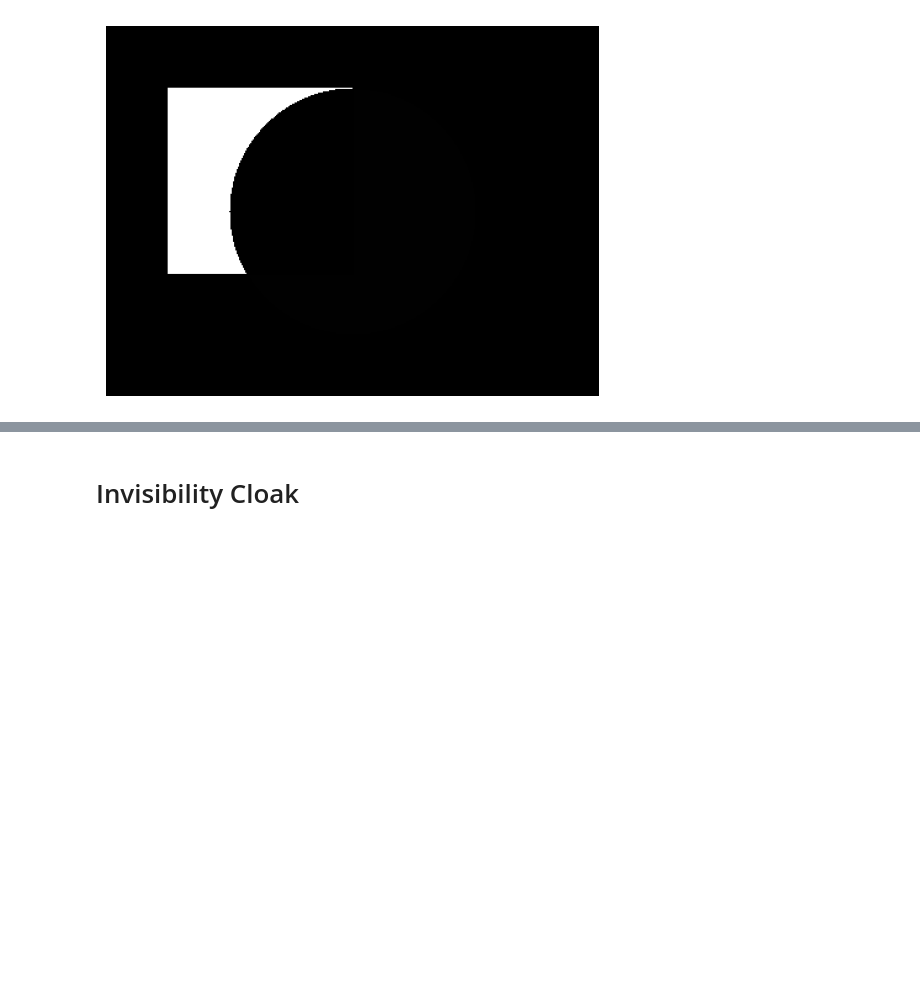
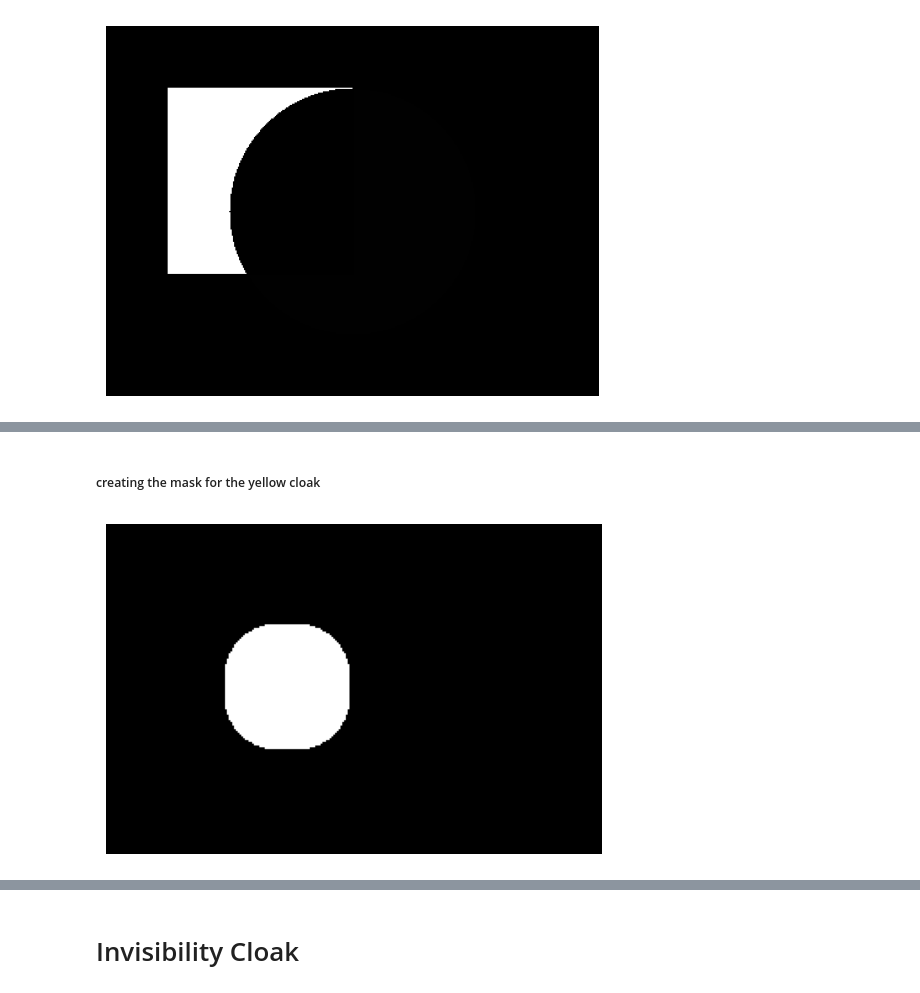
Before and after one commit to tejalkul/TL-CV-Workshop, a Jupyter notebook: workshop.ipynb, the cells around one changed output, grey strips where cells are left out. Drawn from its saved outputs; the diff is of its cells as text; code cells hidden in the pictures; blank space fills up the shorter version.

```diff
--- a/workshop.ipynb
+++ b/workshop.ipynb
@@ -143,0 +175,22 @@ plt.show()
+# %% [markdown]
+<h5>creating the mask for the yellow cloak</h5>
+# %%
+def create_mask(frame, lower_hsv, upper_hsv, kernel_size=3):
+	inspect = cv2.cvtColor(frame, cv2.COLOR_RGB2HSV)
+	mask = cv2.inRange(inspect, lower_hsv, upper_hsv)
+	mask = cv2.medianBlur(mask, 3)
+	kernel = np.ones((kernel_size, kernel_size), np.uint8)
+	mask = cv2.dilate(mask, kernel, iterations=5)
+
+	return mask
+
+
+lower_hsv = np.array([20, 100, 100])
+upper_hsv = np.array([50, 255, 255])
+
+mask = create_mask(cloak_img_rgb, lower_hsv, upper_hsv)
+plt.imshow(mask, cmap="gray")
+plt.axis('off')
+plt.show()
+# %% [output]
+[figure, added]
```
Also changed, not shown: parts of 10 cells of this notebook.
